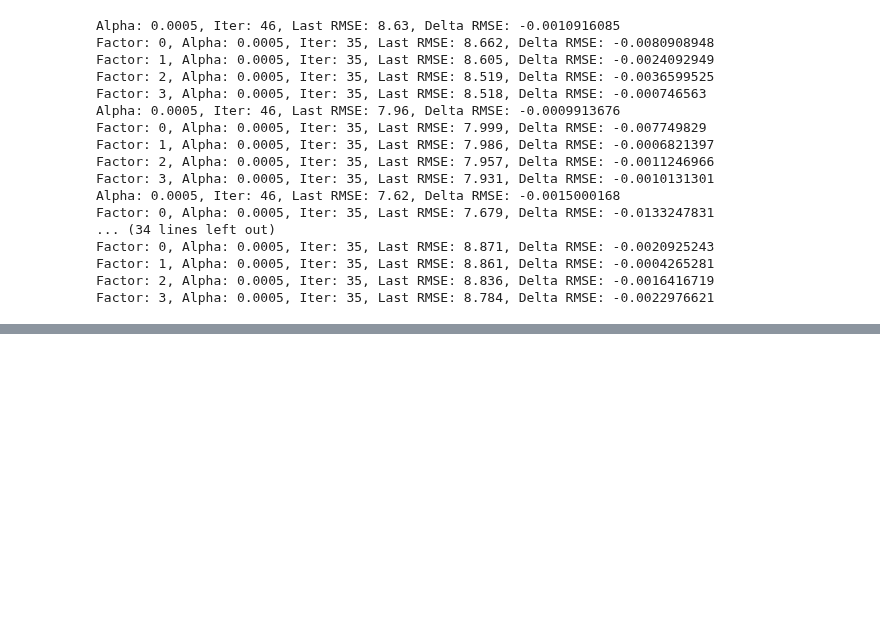
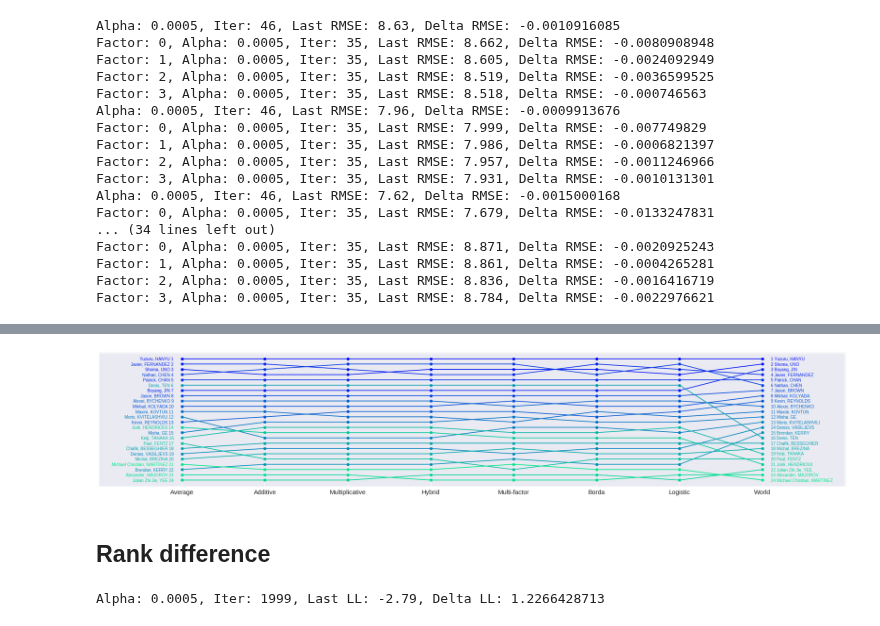
Before and after one commit to khanhnguyendata/skate_predict, a Jupyter notebook: analysis_part6.ipynb, the cells around one changed output, grey strips where cells are left out. Drawn from its saved outputs; the diff is of its cells as text; code cells hidden in the pictures; blank space fills up the shorter version.

```diff
--- a/analysis_part6.ipynb
+++ b/analysis_part6.ipynb
@@ -138,0 +215,12 @@ all_skater_scores[2005]
+# %%
+X1 = {}
+X2 = {}
+for year, skater_scores in all_skater_scores.items():
+    X = np.array(list(skater1 - skater2 for skater1, skater2 in combinations(skater_scores.values, 2)))
+    if year in years1:
+        X1[year] = X
+    else:
+        X2[year] = X
+
+stacked_X1 = np.concatenate(list(X1.values()))
+stacked_X2 = np.concatenate(list(X2.values()))
@@ -138,0 +271,3 @@ all_skater_scores[2005]
+# %%
+beta1max = betas1[np.argmax(avg_dtaus_val)]
+beta2max = betas2[np.argmax(avg_dtaus_val)]
@@ -138,0 +293,9 @@ all_skater_scores[2005]
+# %%
+fig, ax = plt.subplots(figsize=(25, 5))
+plot_multiple_rankings(fig, ax, rankings_2017, labels=['Average', 'Additive', 'Multiplicative', 'Hybrid', 'Multi-factor',
+                                                       'Borda', 'Logistic', 'World'],
+                       filepath=None, xfontsize=15)
+# %% [output]
+[figure, added]
+# %% [markdown]
+## Rank difference
@@ -138,0 +315,32 @@ all_skater_scores[2005]
+# %%
+log_gen1 = log_gradient_ascent_log(stacked_X1, alpha=0.0005, n_iter=2000, log_every=1, verbose=True)
+log_gen2 = log_gradient_ascent_log(stacked_X2, alpha=0.0005, n_iter=2000, log_every=1, verbose=True)
+
+avg_dtaus_train = []
+avg_dtaus_val = []
+log_iters = []
+
+# Train logistic regression model on each fold and return logged values at specified iterations
+for log_log1, log_log2 in zip(log_gen1, log_gen2):
+    log_iter = log_log1[0]
+    beta1 = log_log1[1]
+    beta2 = log_log2[1]
+
+    # Model coefficients at specified iterations are used to evaluate
+    # improvement in Kendall's tau on both folds
+    dtaus_train = {}
+    dtaus_val = {}
+    for year in years1:
+        dtaus_train[year] = get_tau_from_X_beta(X1[year], beta1) - avg_taus[year]
+        dtaus_val[year] = get_tau_from_X_beta(X1[year], beta2) - avg_taus[year]
+    for year in years2:
+        dtaus_train[year] = get_tau_from_X_beta(X2[year], beta2) - avg_taus[year]
+        dtaus_val[year] = get_tau_from_X_beta(X2[year], beta1) - avg_taus[year]
+
+    # Take average improvement in Kendall's tau for each combination of
+    # stopping iterations of multi-factor and logistic regression model
+    log_iters.append(log_iter)
+    avg_dtaus_train.append(np.mean(list(dtaus_train.values())))
+    avg_dtaus_val.append(np.mean(list(dtaus_val.values())))
+# %% [output]
+Alpha: 0.0005, Iter: 1999, Last LL: -2.79, Delta LL: 1.2266428713
```
Also changed, not shown: parts of 21 cells of this notebook, 13 other files.
